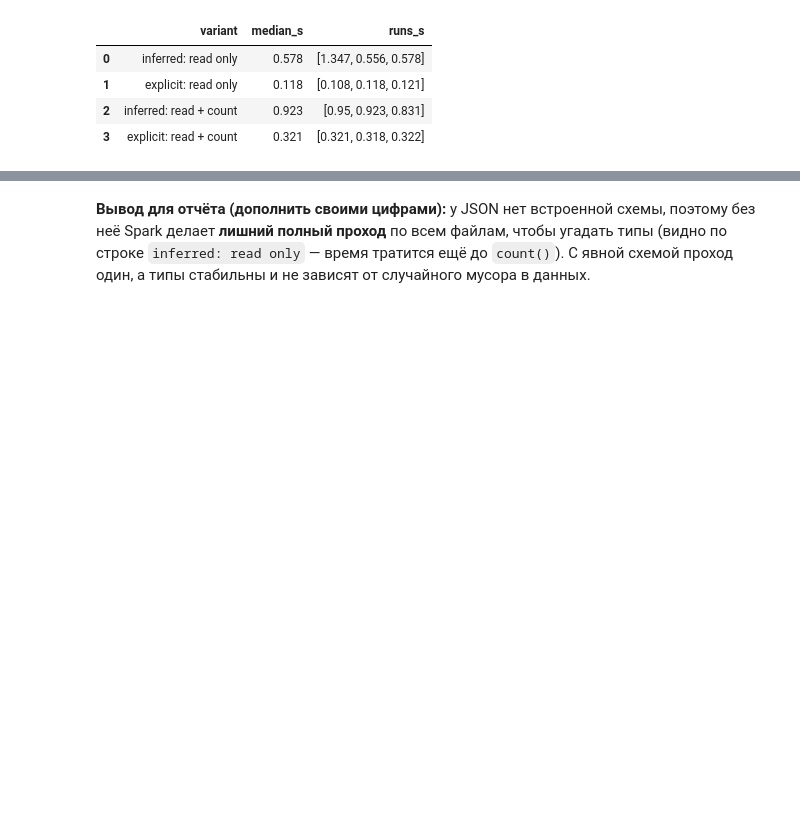
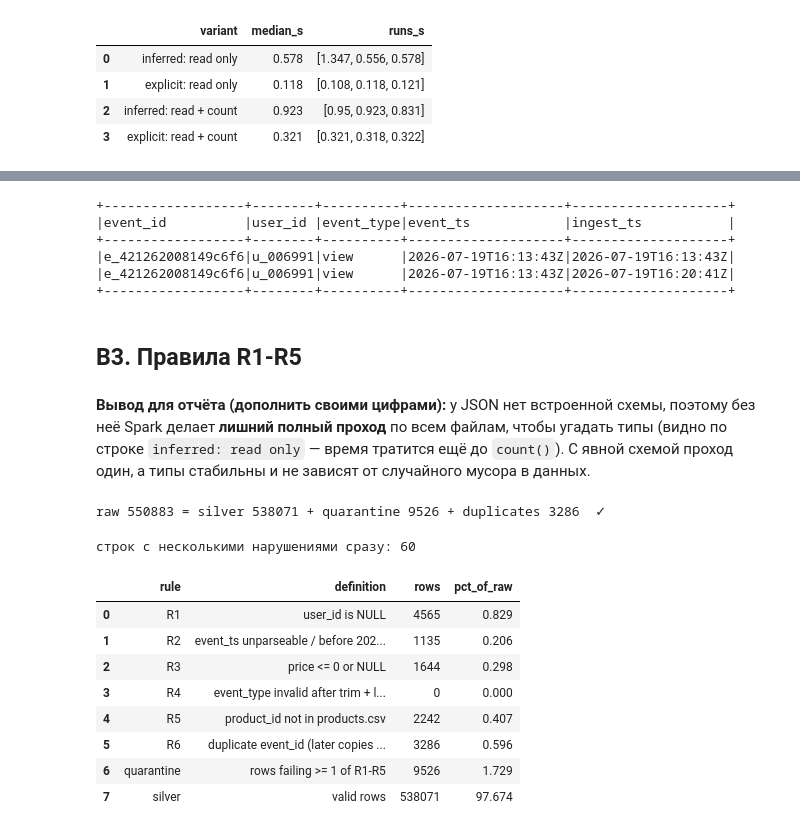
Before and after one commit to danaibaidullina/shopstream-spark, a Jupyter notebook: ibaidullina.ipynb, the cells around one changed output, grey strips where cells are left out. Saved outputs shown, nothing was run; the diff lists cells and outputs as text; code cells hidden in the pictures; blank space fills up the shorter version.

```diff
--- a/ibaidullina.ipynb
+++ b/ibaidullina.ipynb
@@ -212,0 +255,13 @@ n_raw = 550883
+# %%
+# Пример дубликата: одинаковый event_id, одинаковое событие, но разное время прихода
+one_dup = raw.groupBy("event_id").count().filter("count > 1").limit(1)
+raw.join(one_dup, "event_id").select("event_id", "user_id", "event_type", "event_ts", "ingest_ts").show(truncate=False)
+# %% [output]
++------------------+--------+----------+--------------------+--------------------+
+|event_id          |user_id |event_type|event_ts            |ingest_ts           |
++------------------+--------+----------+--------------------+--------------------+
+|e_421262008149c6f6|u_006991|view      |2026-07-19T16:13:43Z|2026-07-19T16:13:43Z|
+|e_421262008149c6f6|u_006991|view      |2026-07-19T16:13:43Z|2026-07-19T16:20:41Z|
++------------------+--------+----------+--------------------+--------------------+
+# %% [markdown]
+## B3. Правила R1-R5
@@ -215,3 +292,59 @@ n_raw = 550883
 у JSON нет встроенной схемы, поэтому без неё Spark делает **лишний полный проход** по всем файлам,
 чтобы угадать типы (видно по строке `inferred: read only` — время тратится ещё до `count()`).
 С явной схемой проход один, а типы стабильны и не зависят от случайного мусора в данных.
+# %%
+# ===== Разделяем на silver и quarantine =====
+quarantine = checked.filter(F.size("dq_reasons") > 0).select(*raw.columns, "dq_reasons")
+
+silver_base = (checked.filter(F.size("dq_reasons") == 0)
+               .select("event_id", "user_id", "session_id", "product_id",
+                       F.col("event_type_norm").alias("event_type"),
+                       F.col("event_ts_parsed").alias("event_ts"),
+                       F.col("ingest_ts_parsed").alias("ingest_ts"),
+                       "price", "quantity", "device", "app_version",
+                       F.to_date("event_ts_parsed").alias("event_date")))   # дата СОБЫТИЯ, не прихода
+
+N_QUAR = quarantine.count()
+N_SILVER = silver_base.count()
+
+# Обязательная сверка: ни одна строка не потерялась и не появилась из ниоткуда
+assert N_RAW == N_SILVER + N_QUAR + N_DUP_REMOVED, "строки потерялись!"
+print(f"raw {N_RAW} = silver {N_SILVER} + quarantine {N_QUAR} + duplicates {N_DUP_REMOVED}  ✓")
+# %% [output]
+raw 550883 = silver 538071 + quarantine 9526 + duplicates 3286  ✓
+# %%
+# ===== dq_report: сколько строк нарушило каждое правило =====
+rule_desc = {
+    "R1": "user_id is NULL",
+    "R2": "event_ts unparseable / before 2026-01-01 / after ingest_ts",
+    "R3": "price <= 0 or NULL",
+    "R4": "event_type invalid after trim + lower",
+    "R5": "product_id not in products.csv",
+}
+counts = {r["rule"]: r["count"] for r in
+          quarantine.select(F.explode("dq_reasons").alias("rule")).groupBy("rule").count().collect()}
+
+rows = [{"rule": k, "definition": v, "rows": counts.get(k, 0)} for k, v in rule_desc.items()]
+rows += [
+    {"rule": "R6", "definition": "duplicate event_id (later copies removed)", "rows": N_DUP_REMOVED},
+    {"rule": "quarantine", "definition": "rows failing >= 1 of R1-R5", "rows": N_QUAR},
+    {"rule": "silver", "definition": "valid rows", "rows": N_SILVER},
+]
+dq_report = pd.DataFrame(rows)
+dq_report["pct_of_raw"] = (100 * dq_report["rows"] / N_RAW).round(3)
+dq_report.to_csv(f"{RESULTS}/B_dq_report.csv", index=False)
+
+n_multi = quarantine.filter(F.size("dq_reasons") > 1).count()
+print("строк с несколькими нарушениями сразу:", n_multi)
+dq_report
+# %% [output]
+строк с несколькими нарушениями сразу: 60
+|  | rule | definition | rows | pct_of_raw |
+| 0 | R1 | user_id is NULL | 4565 | 0.829 |
+| 1 | R2 | event_ts unparseable / before 202... | 1135 | 0.206 |
+| 2 | R3 | price <= 0 or NULL | 1644 | 0.298 |
+| 3 | R4 | event_type invalid after trim + l... | 0 | 0.000 |
+| 4 | R5 | product_id not in products.csv | 2242 | 0.407 |
+| 5 | R6 | duplicate event_id (later copies ... | 3286 | 0.596 |
+| 6 | quarantine | rows failing >= 1 of R1-R5 | 9526 | 1.729 |
+| 7 | silver | valid rows | 538071 | 97.674 |
```
Also changed, not shown: parts of 22 cells of this notebook, 6 other files.
